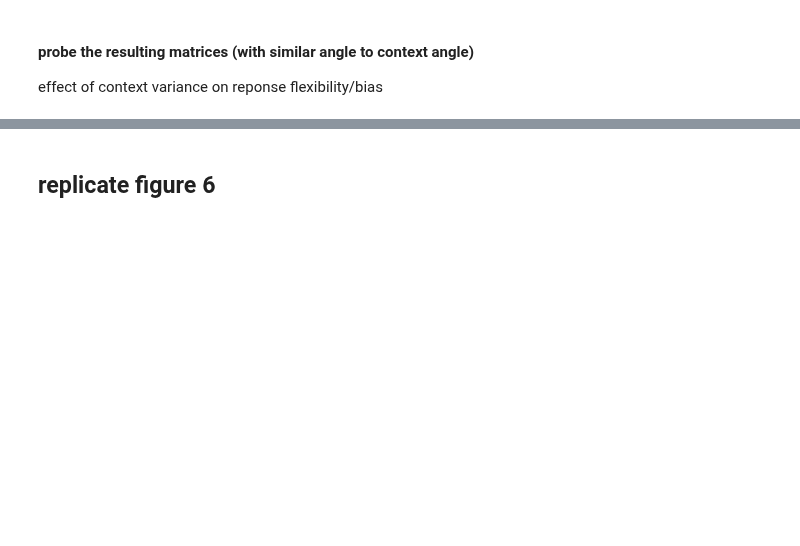
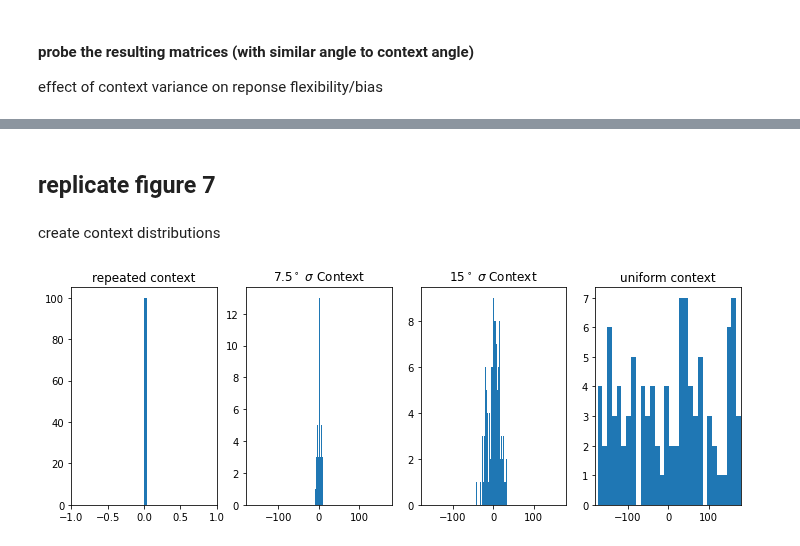
Before and after one commit to mwprestonjr/verstynen_2011_rpl, a Jupyter notebook: notebooks/verstynen_2011.ipynb, the cells around one changed output, grey strips where cells are left out. Drawn from its saved outputs; the diff is of its cells as text; code cells hidden in the pictures; blank space fills up the shorter version.

Commit message:
replicate figre 7b and 7c

```diff
--- a/notebooks/verstynen_2011.ipynb
+++ b/notebooks/verstynen_2011.ipynb
@@ -715,2 +715,35 @@ Error in decoded movement angle:
 # %% [markdown]
-## replicate figure 6
+## replicate figure 7
+# %% [markdown]
+create context distributions
+# %%
+# parameters
+THETA = 0 # center of context distr
+N = 100 # number of trials
+
+# generate distributions
+distr = np.zeros([4, N])
+distr[0] = np.ones(N) * THETA # repeated
+distr[3] = np.random.rand(N) * 360 - 180 # uniform
+distr[1] = np.random.normal(THETA, 7.5, N) #
+distr[2] = np.random.normal(THETA, 15, N) #
+
+# create figure
+n_bins = 30
+fig, ax = plt.subplots(1,len(STD), figsize=[12,4])
+
+# plot
+title=['repeated context',
+       '7.5$^\circ$ $\sigma$ Context',
+       '15$^\circ$ $\sigma$ Context',
+       'uniform context']
+
+for ii, std in enumerate(STD):
+    # plot
+    ax[ii].hist(distr[ii], n_bins)
+    ax[ii].set(title=title[ii], xlim=[-180,180])
+ax[0].set(xlim=[-1,1])
+
+plt.show()
+# %% [output]
+[figure, added]
```
Also changed, not shown: parts of 11 cells of this notebook.
